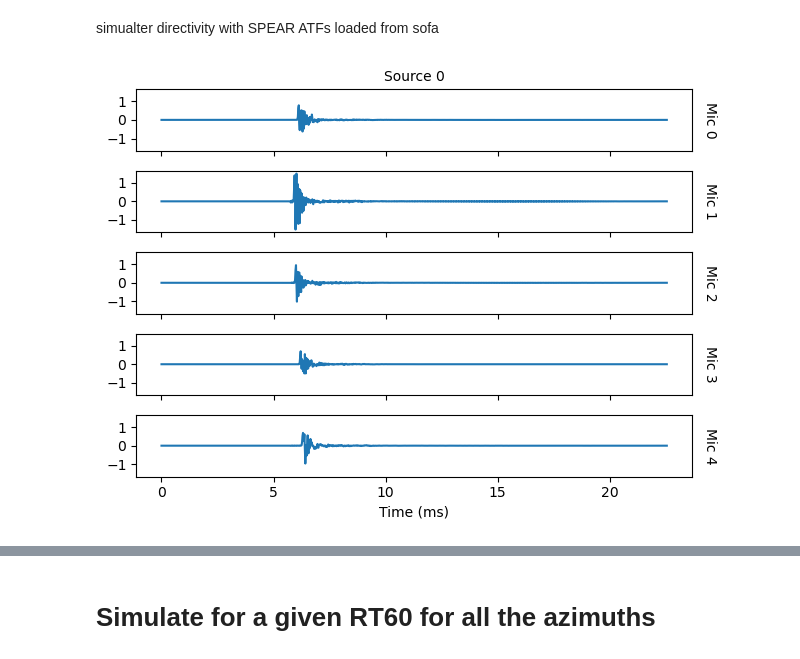
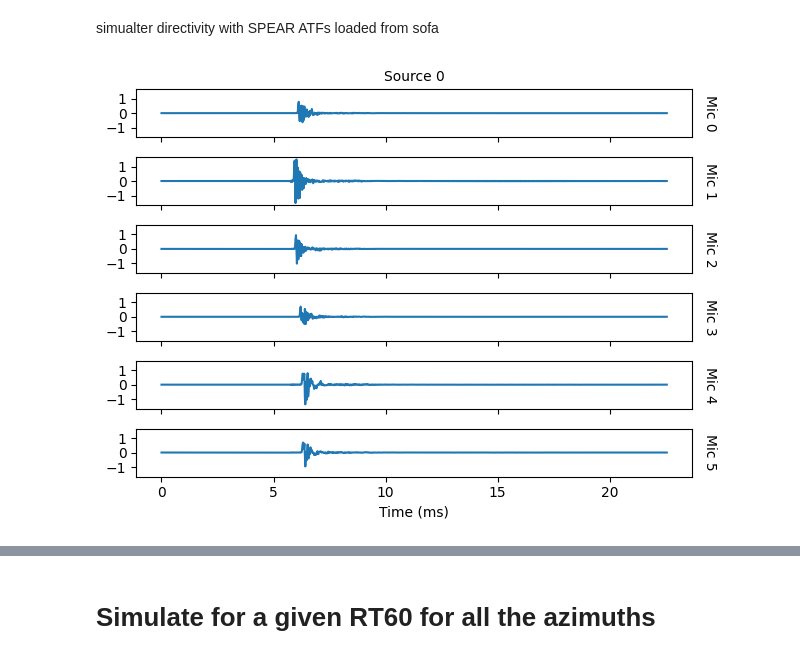
Before and after one commit to Chutlhu/shamans, a Jupyter notebook: shamans/spear_atf_to_pra_dir.ipynb, the cells around one changed output, grey strips where cells are left out. Saved outputs shown, nothing was run; the diff lists cells and outputs as text; code cells hidden in the pictures.

```diff
--- a/shamans/spear_atf_to_pra_dir.ipynb
+++ b/shamans/spear_atf_to_pra_dir.ipynb
@@ -240,7 +240,7 @@ sofa = sfr.read_sofa(path_to_out_sofa)
 # The desired reverberation time and dimensions of the room
 fs = 48000 # int(fs)
 rt60 = 0.2  # seconds
-room_dim = [6, 4, 3]  # meters
+room_dim = [5, 4, 3] # meters
 
 energy_absorption, max_order = pra.inverse_sabine(rt60, room_dim)
 max_order = 0
@@ -298,35 +298,36 @@ spear_array = pra.directivities.MeasuredDirectivityFile(
     interp_order=None,  # interpolation order
     interp_n_points=1000,  # number of points in the interpolation grid
 )
 # Create a rotation object to orient the microphones.
 rot_obj = pra.direction.Rotation3D([0, 0, 0], "xyz", degrees=True)
 
 dir_obj_m1 = spear_array.get_mic_directivity(0, orientation=rot_obj)
 dir_obj_m2 = spear_array.get_mic_directivity(1, orientation=rot_obj)
 dir_obj_m3 = spear_array.get_mic_directivity(2, orientation=rot_obj)
 dir_obj_m4 = spear_array.get_mic_directivity(3, orientation=rot_obj)
 dir_obj_m5 = spear_array.get_mic_directivity(4, orientation=rot_obj)
-dir_obj_m5 = spear_array.get_mic_directivity(5, orientation=rot_obj)
+dir_obj_m6 = spear_array.get_mic_directivity(5, orientation=rot_obj)
 
 
 # for a head-related transfer function, the microphone should be co-located
 mic_pos = [1.05, 1.74, 1.81]
 # room.add_microphone(mic_pos)
 room.add_microphone(mic_pos, directivity=dir_obj_m1)
 room.add_microphone(mic_pos, directivity=dir_obj_m2)
 room.add_microphone(mic_pos, directivity=dir_obj_m3)
 room.add_microphone(mic_pos, directivity=dir_obj_m4)
 room.add_microphone(mic_pos, directivity=dir_obj_m5)
+room.add_microphone(mic_pos, directivity=dir_obj_m6)
 
 # provide the source position with respect to the microphone center
 room.add_source(src_pos)
 
 room.compute_rir()
 rirs_spear = room.rir
 room.plot_rir()
 plt.show()
 # %% [output]
-[figure, old version]
+[figure, new version]
 # %%
 idx_az0_el0 = np.where((dirs_atf_ref[:,1] == 0) & (dirs_atf_ref[:,0] == np.pi/2))[0][0]
 print(idx_az0_el0)
```
Also changed, not shown: parts of 5 cells of this notebook, 30 other files.
